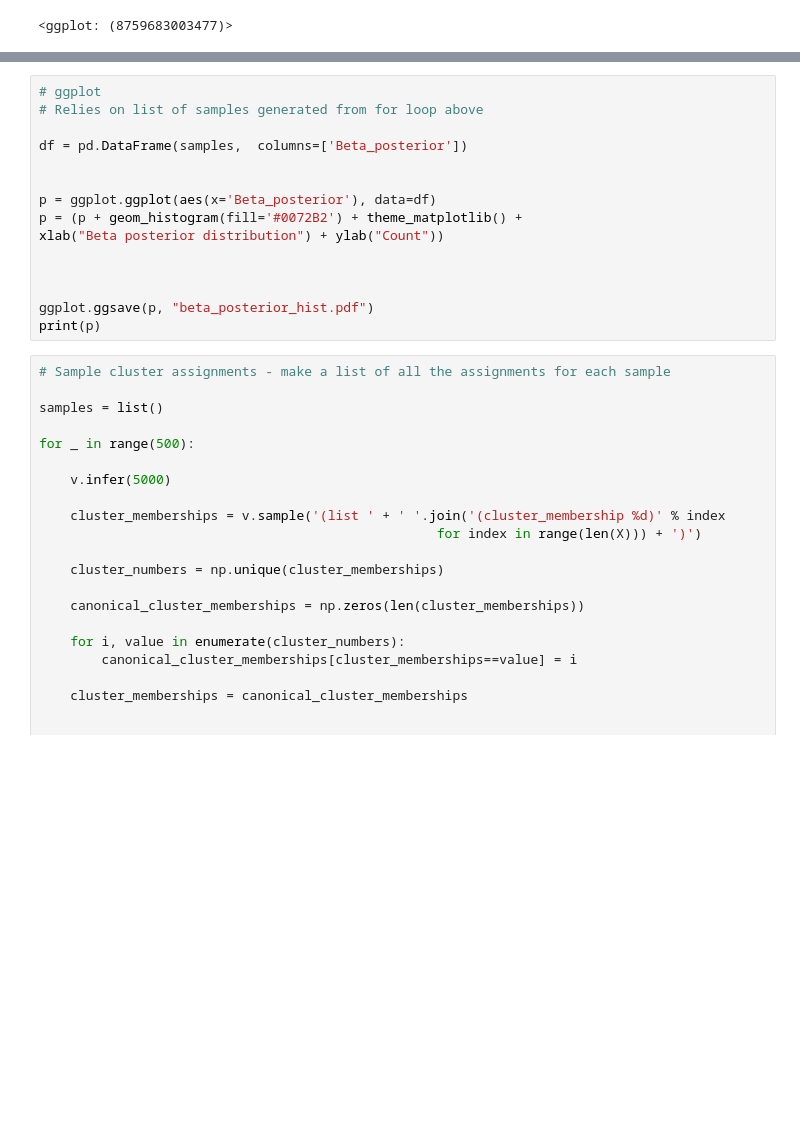
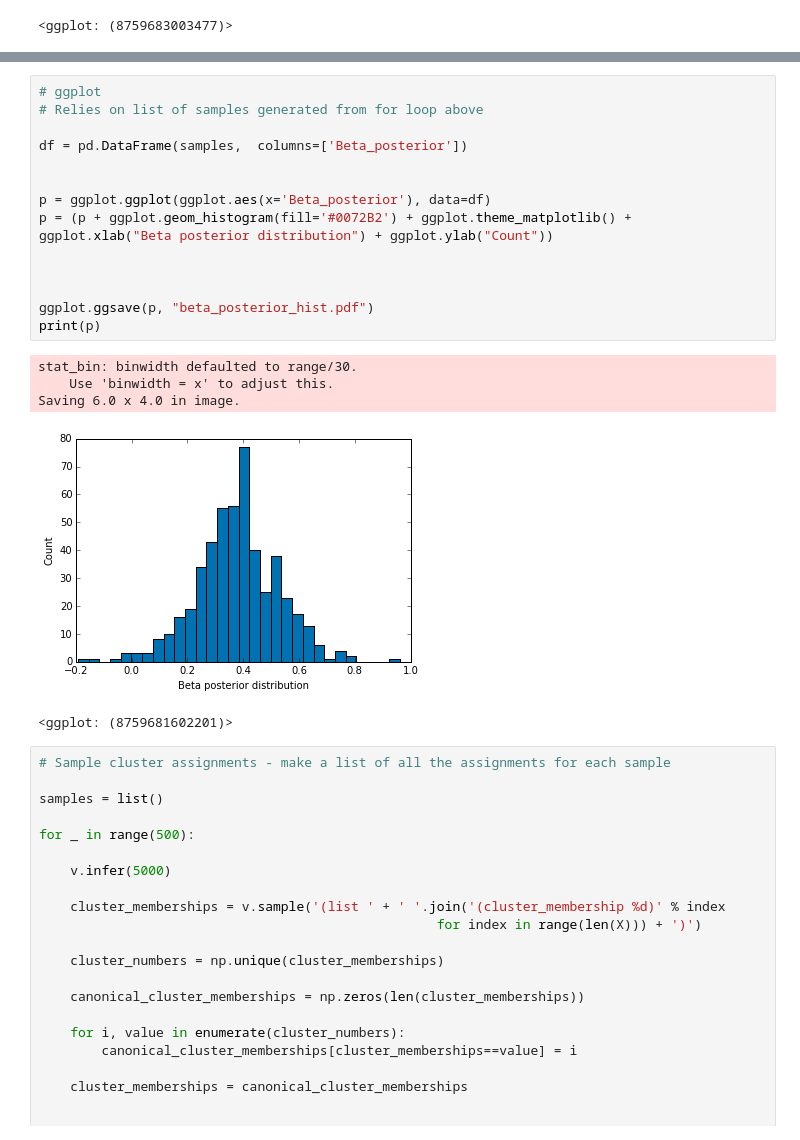
Before and after one commit to ap728/ppl-hormones, a Jupyter notebook: src/main.ipynb, the cells around one changed output, grey strips where cells are left out. Saved outputs shown, nothing was run; the diff lists cells and outputs as text; blank space fills up the shorter version.

Commit message:
Moar ggplot

```diff
--- a/src/main.ipynb
+++ b/src/main.ipynb
@@ -243,18 +245,24 @@ plt.show()
 # %%
 # ggplot
 # Relies on list of samples generated from for loop above
 
 df = pd.DataFrame(samples,  columns=['Beta_posterior'])
 
 
-p = ggplot.ggplot(aes(x='Beta_posterior'), data=df)
-p = (p + geom_histogram(fill='#0072B2') + theme_matplotlib() +
-xlab("Beta posterior distribution") + ylab("Count"))
+p = ggplot.ggplot(ggplot.aes(x='Beta_posterior'), data=df)
+p = (p + ggplot.geom_histogram(fill='#0072B2') + ggplot.theme_matplotlib() +
+ggplot.xlab("Beta posterior distribution") + ggplot.ylab("Count"))
 
 
 
 ggplot.ggsave(p, "beta_posterior_hist.pdf")
 print(p)
+# %% [output]
+stat_bin: binwidth defaulted to range/30.
+    Use 'binwidth = x' to adjust this.
+Saving 6.0 x 4.0 in image.
+[figure, added]
+<ggplot: (8759681602201)>
 # %%
 # Sample cluster assignments - make a list of all the assignments for each sample
 
```
Also changed, not shown: parts of 1 cell of this notebook.
